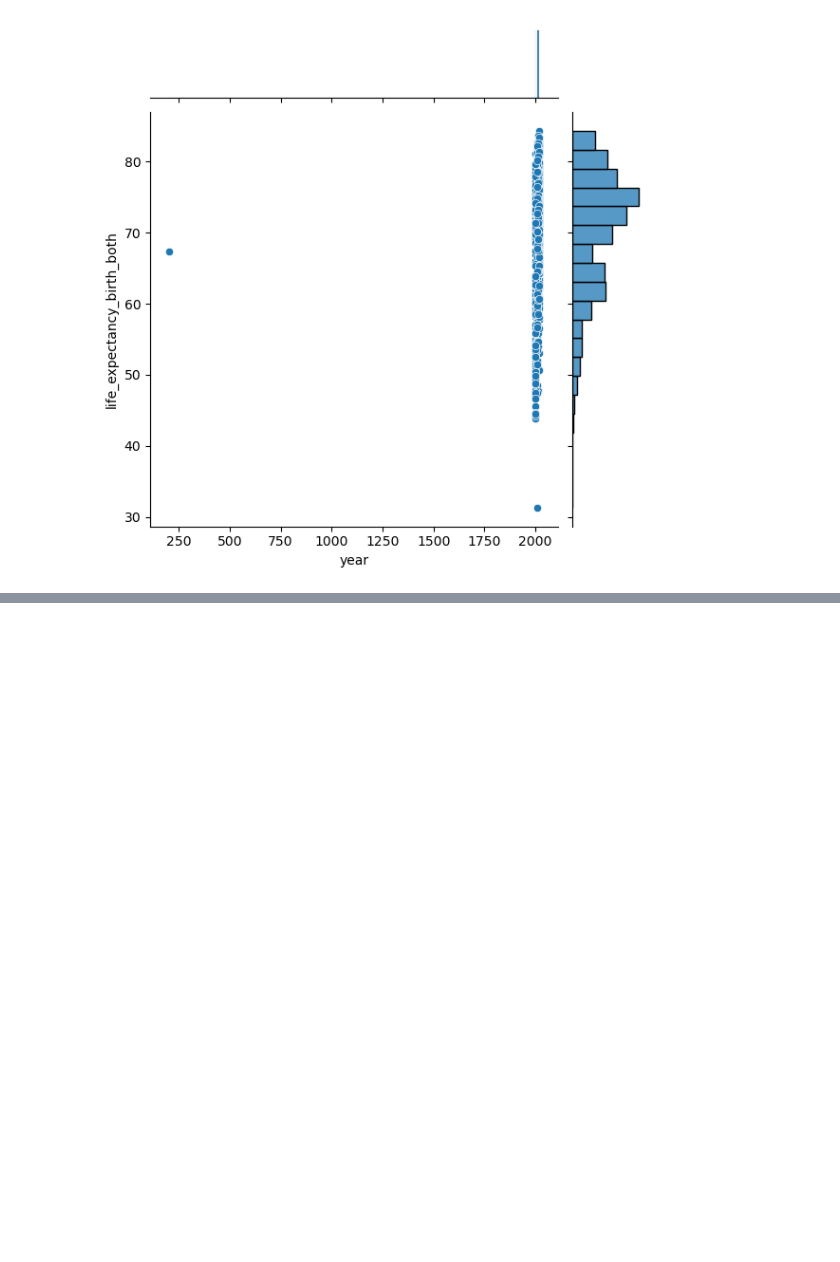
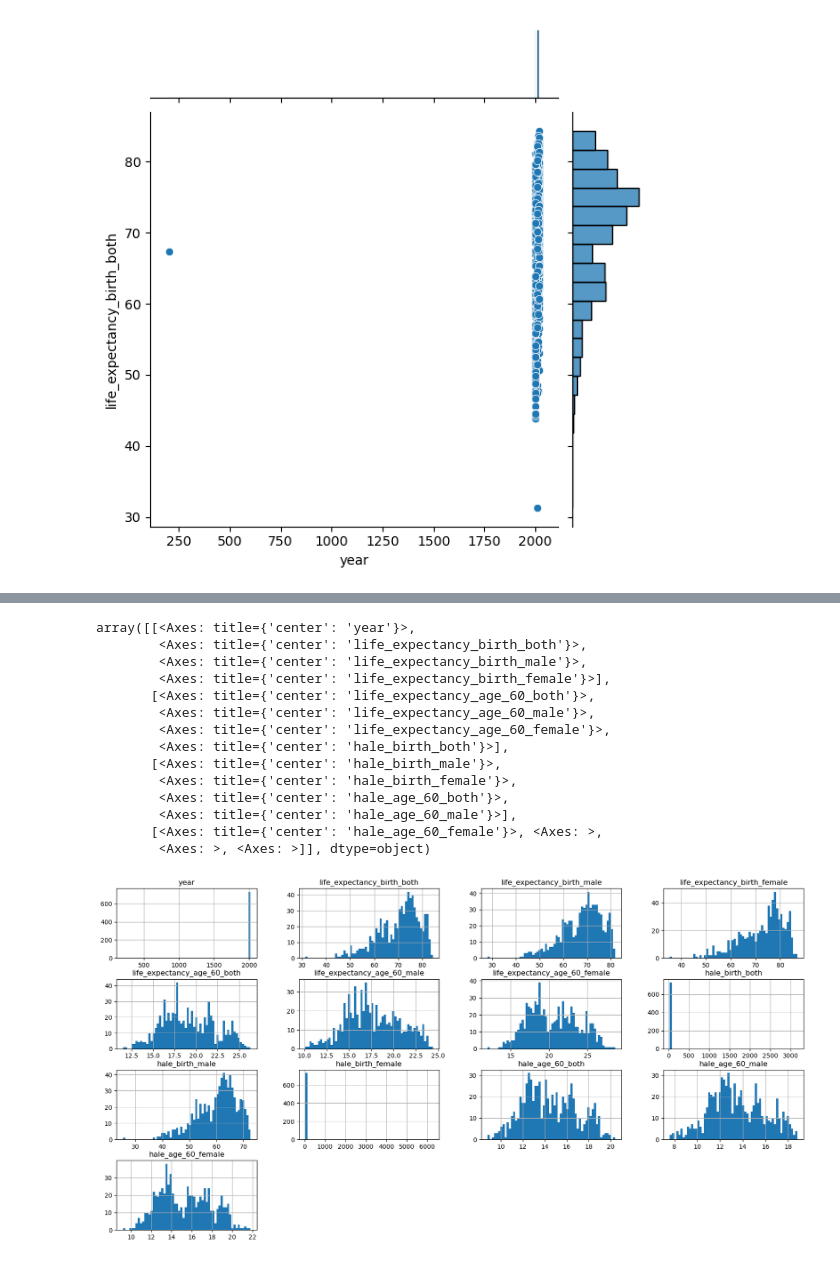
Before and after one commit to thatzerroguy/Life-Expectancy-Analysis, a Jupyter notebook: life_expectancy_analysis.ipynb, the cells around one changed output, grey strips where cells are left out. Drawn from its saved outputs; the diff is of its cells as text; code cells hidden in the pictures; blank space fills up the shorter version.

```diff
--- a/life_expectancy_analysis.ipynb
+++ b/life_expectancy_analysis.ipynb
@@ -147,0 +185,18 @@ sns.jointplot(x = 'year', y = 'life_expectancy_birth_both', data=life_data)
+# %%
+life_data.hist(bins=60, figsize=(20, 10))
+# %% [output]
+array([[<Axes: title={'center': 'year'}>,
+        <Axes: title={'center': 'life_expectancy_birth_both'}>,
+        <Axes: title={'center': 'life_expectancy_birth_male'}>,
+        <Axes: title={'center': 'life_expectancy_birth_female'}>],
+       [<Axes: title={'center': 'life_expectancy_age_60_both'}>,
+        <Axes: title={'center': 'life_expectancy_age_60_male'}>,
+        <Axes: title={'center': 'life_expectancy_age_60_female'}>,
+        <Axes: title={'center': 'hale_birth_both'}>],
+       [<Axes: title={'center': 'hale_birth_male'}>,
+        <Axes: title={'center': 'hale_birth_female'}>,
+        <Axes: title={'center': 'hale_age_60_both'}>,
+        <Axes: title={'center': 'hale_age_60_male'}>],
+       [<Axes: title={'center': 'hale_age_60_female'}>, <Axes: >,
+        <Axes: >, <Axes: >]], dtype=object)
+[figure, added]
```
Also changed, not shown: parts of 22 cells of this notebook.
